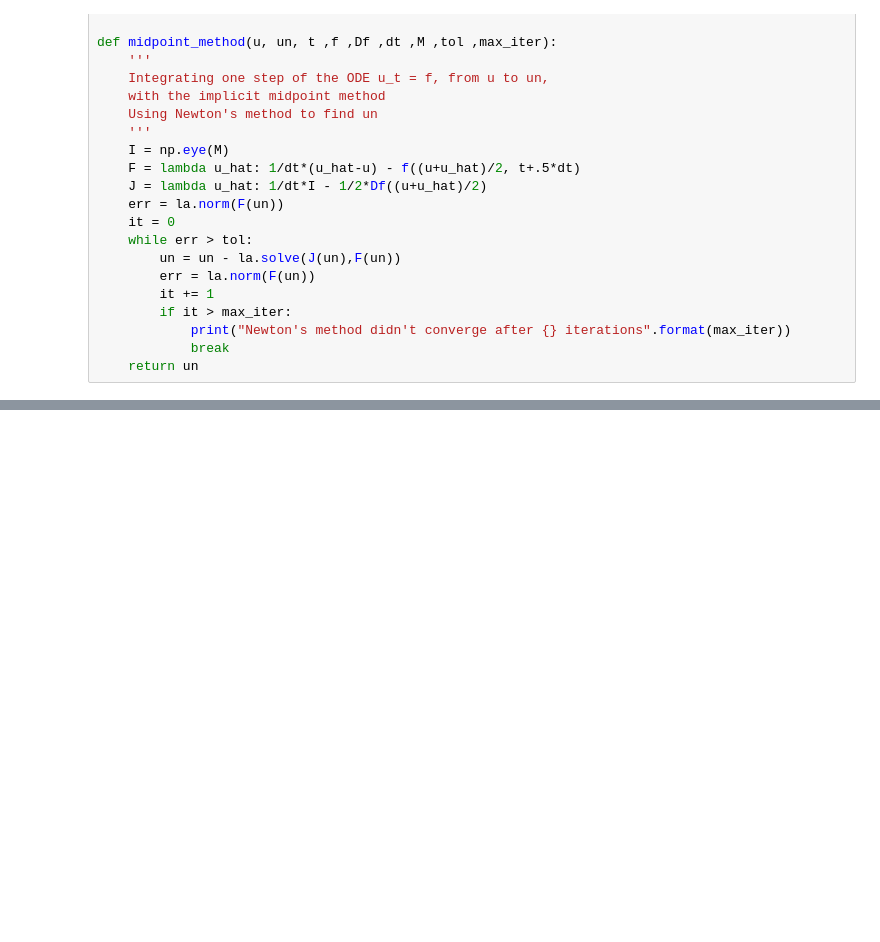
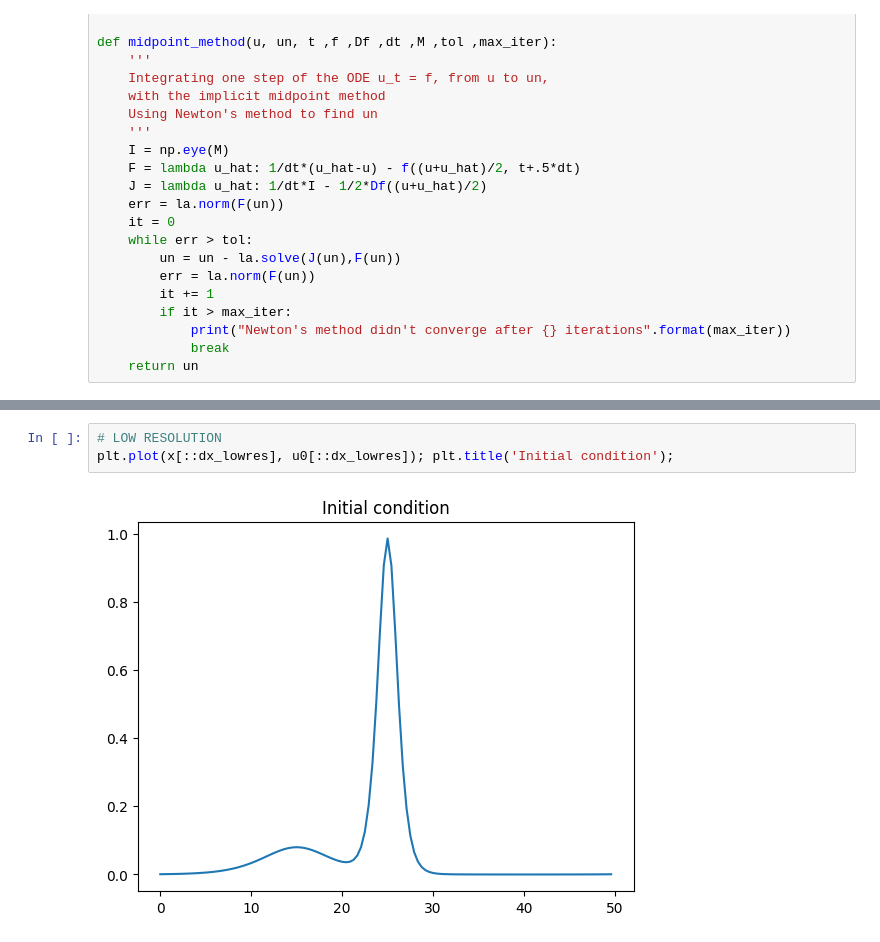
Before and after one commit to Kohmann/master-GAN, a Jupyter notebook: waveEquations/kdv_minimal.ipynb, the cells around one changed output, grey strips where cells are left out. Saved outputs shown, nothing was run; the diff lists cells and outputs as text; blank space fills up the shorter version.

```diff
--- a/waveEquations/kdv_minimal.ipynb
+++ b/waveEquations/kdv_minimal.ipynb
@@ -102,0 +136,5 @@ dx = 0.25, dt = 0.05
+# %%
+# LOW RESOLUTION
+plt.plot(x[::dx_lowres], u0[::dx_lowres]); plt.title('Initial condition');
+# %% [output]
+[figure, added]
```
Also changed, not shown: parts of 19 cells of this notebook, 1 other file.
